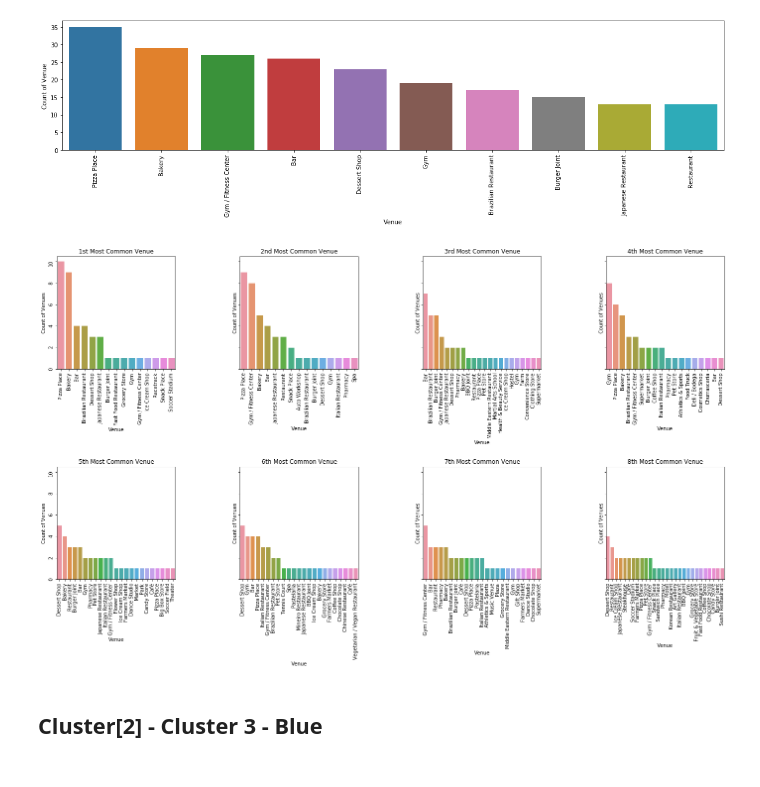
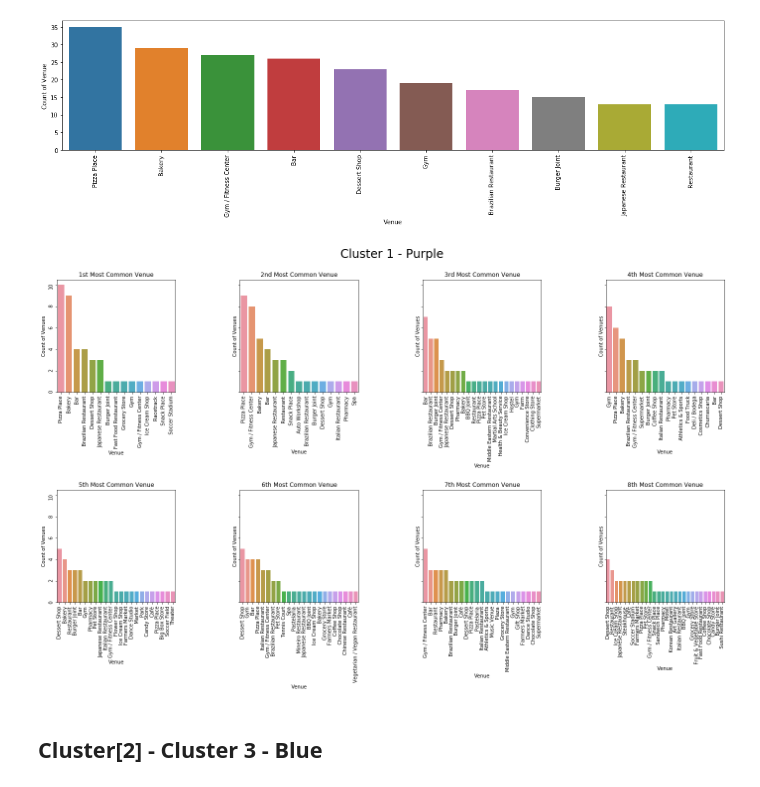
Before and after one commit to ShigueruHosoya/sao_paulo_foursquare, a Jupyter notebook: final_proj_assignment.ipynb, the cells around one changed output. Drawn from its saved outputs; the diff is of its cells as text; code cells hidden in the pictures.

```diff
--- a/final_proj_assignment.ipynb
+++ b/final_proj_assignment.ipynb
@@ -490,22 +493,23 @@ Text(0, 0.5, 'Count of Venue')
 # %%
 fig,axes=plt.subplots(2,4,figsize=(20,10),sharey=True)
 for idx,grade in enumerate(cluster[1]['Venue_col'].unique()):
     if idx<4:
         sns.barplot(x='Type',y='count',data=cluster[1][cluster[1]['Venue_col']==grade].sort_values(by='count',ascending=False),ax=axes[0,idx])
         axes[0,idx].set_title(grade)
     else:
         count=4
         sns.barplot(x='Type',y='count',data=cluster[1][cluster[1]['Venue_col']==grade].sort_values(by='count',ascending=False),ax=axes[1,idx-count])
         axes[1,idx-count].set_title(grade)
         count=count+1
 
 fig.tight_layout(h_pad=15)
+fig.suptitle('Cluster 1 - Purple',fontsize='24',y=1.05)
 for ax in fig.axes:
     ax.tick_params(labelrotation=90)
     ax.set_ylabel('Count of Venues')
     ax.set_xlabel('Venue')
 # %% [output]
-[figure, old version]
+[figure, new version]
 # %% [markdown]
 ## Cluster[2] - Cluster 3 - Blue
 # %%
```
Also changed, not shown: parts of 4 cells of this notebook.
